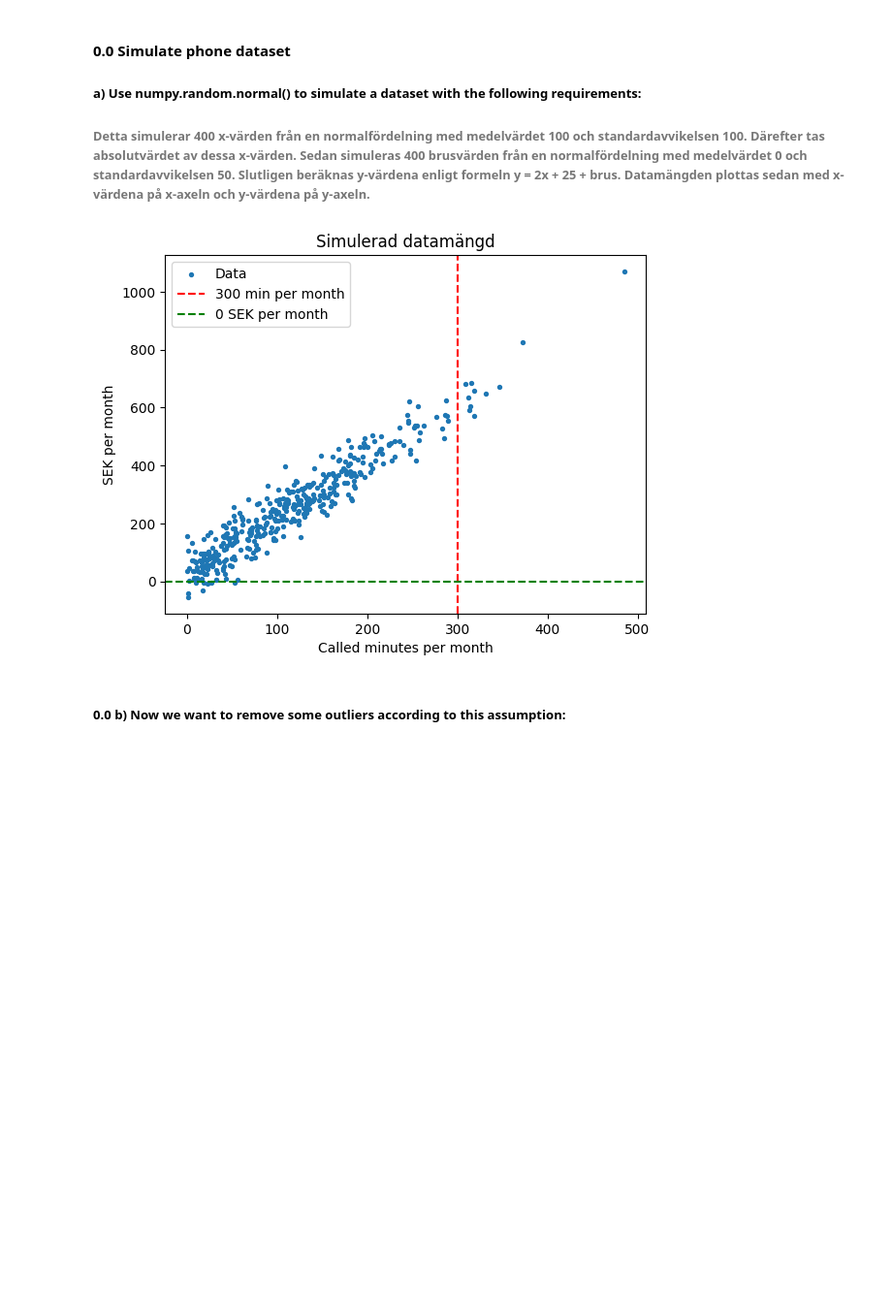
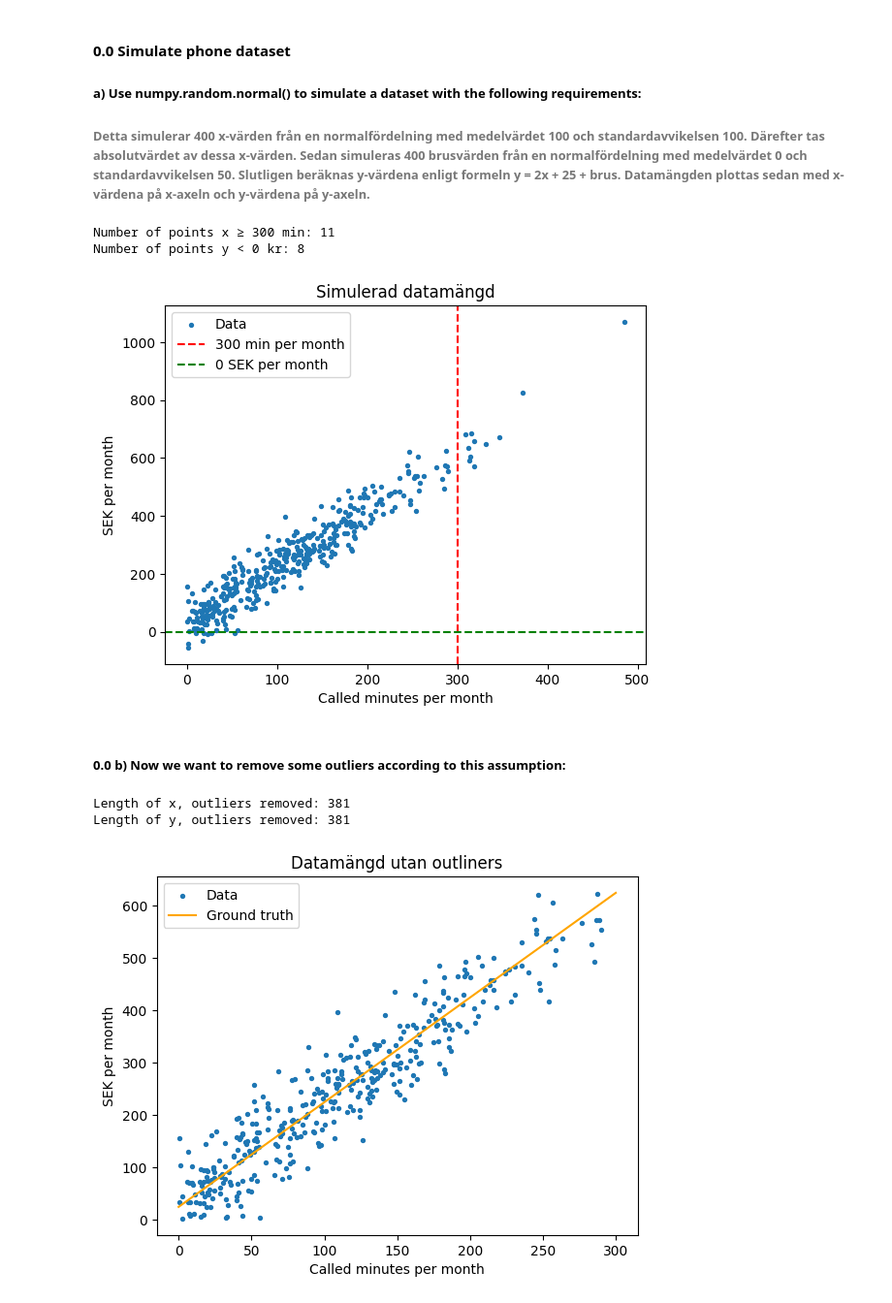
Before and after one commit to Jenchichi/Machine-learning-Jenny, a Jupyter notebook: Excercises/övning_E00_linjär_regression.ipynb, the cells around one changed output. Shown at 97% size. Cells and saved outputs as stored; diff of their text form; code cells hidden in the pictures; blank space fills up the shorter version.

```diff
--- a/Excercises/övning_E00_linjär_regression.ipynb
+++ b/Excercises/övning_E00_linjär_regression.ipynb
@@ -21,6 +21,10 @@ noise = np.random.normal(loc=0, scale=50, size=400)
 # Låt y = 2x + 25 + brus(€)
 y = 2 * x_abs + 25 + noise
 
+# Beräkning av värden som är under eller lika med 300 och över 0
+print("Number of points x ≥ 300 min:", np.sum(x_abs >= 300))
+print("Number of points y < 0 kr:", np.sum(y < 0))
+
 # Plottar datamängden
 plt.scatter(x_abs, y, s=8, label="Data")
 plt.axvline(x=300, color='red', linestyle='--', label="300 min per month")
@@ -31,6 +35,36 @@ plt.title("Simulerad datamängd")
 plt.legend()
 plt.show()
 # %% [output]
+Number of points x ≥ 300 min: 11
+Number of points y < 0 kr: 8
 [figure]
 # %% [markdown]
 ##### 0.0 b) Now we want to remove some outliers according to this assumption:
+# %%
+import numpy as np
+import matplotlib.pyplot as plt
+
+# Ta bort outliers
+filter = (x_abs <= 300)&(y >= 0)
+x_abs = x_abs[filter]
+y = y[filter]
+
+print("Length of x, outliers removed:", len(x_abs))
+print("Length of y, outliers removed:", len(y))
+
+# Plotta den nya datamängden
+plt.scatter(x_abs, y, s=8, label="Data")
+plt.xlabel("Called minutes per month")
+plt.ylabel("SEK per month")
+plt.title("Datamängd utan outliners")
+
+# Plotta ground truth med de sanna parametrarna
+x_true = np.linspace(0, 300, 100)
+y_true = 25 + 2 * x_true
+plt.plot(x_true, y_true, color="orange", label="Ground truth")
+plt.legend()
+plt.show()
+# %% [output]
+Length of x, outliers removed: 381
+Length of y, outliers removed: 381
+[figure, added]
```
Also changed, not shown: parts of 2 cells of this notebook.
